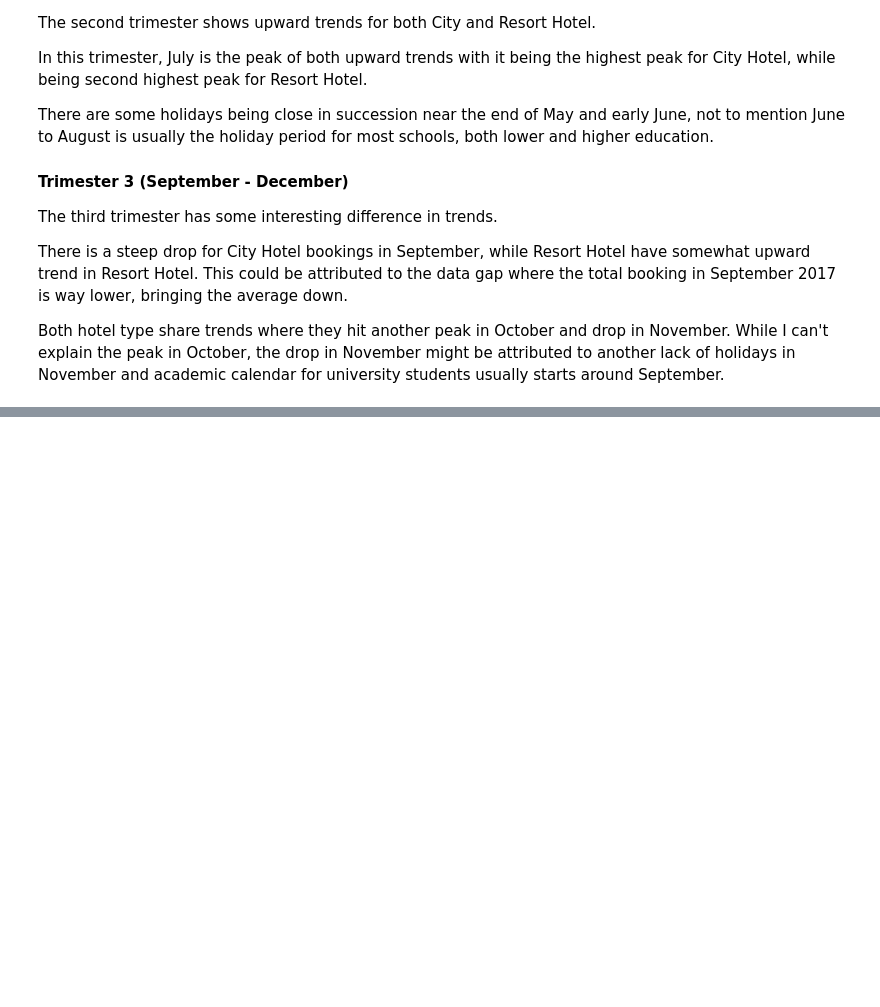
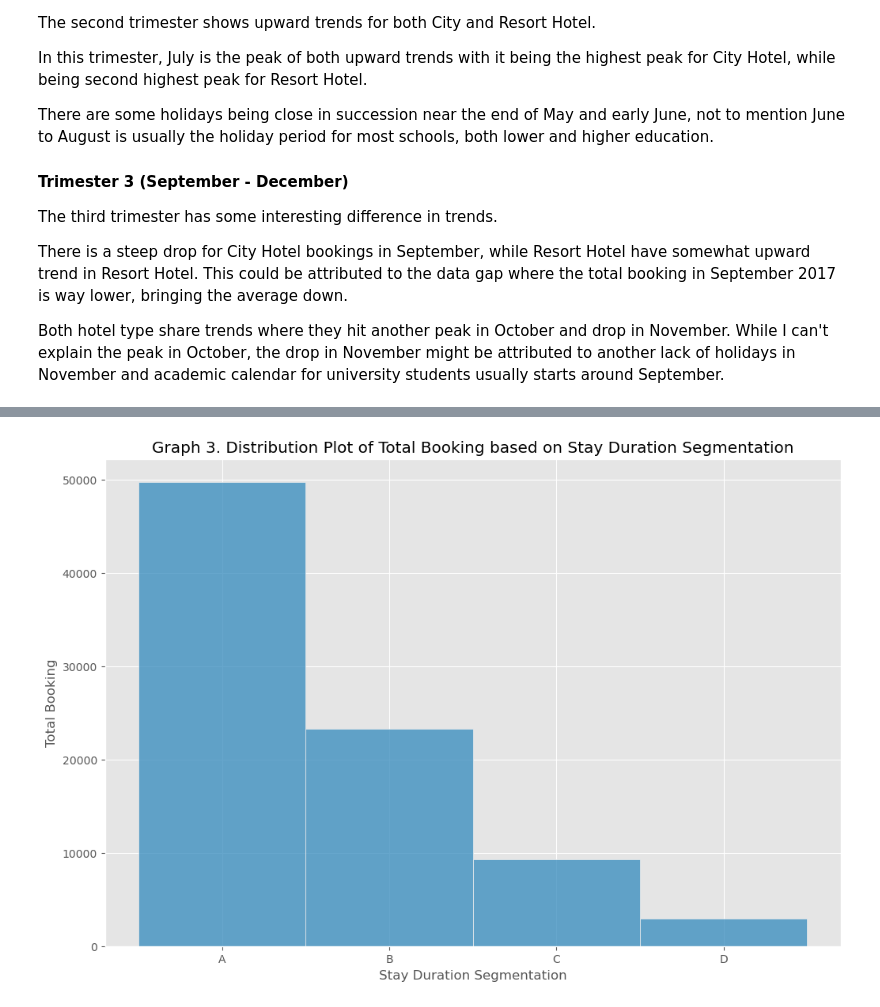
Before and after one commit to andreadeputra/MLPortfolio, a Jupyter notebook: Courses/RakaminMiniProject/2. Investigate Hotel Business using Data Visualization/Investigate Hotel Business using Data Visualization.ipynb, the cells around one changed output, grey strips where cells are left out. Drawn from its saved outputs; the diff is of its cells as text; code cells hidden in the pictures; blank space fills up the shorter version.

```diff
--- a/Courses/RakaminMiniProject/2. Investigate Hotel Business using Data Visualization/Investigate Hotel Business using Data Visualization.ipynb
+++ b/Courses/RakaminMiniProject/2. Investigate Hotel Business using Data Visualization/Investigate Hotel Business using Data Visualization.ipynb
@@ -493,0 +532,19 @@ Both hotel type share trends where they hit another peak in October and drop in
+# %%
+def duration_segmentation(duration):
+    if duration < 4:
+        return 'A'
+    if duration < 7:
+        return 'B'
+    if duration < 10:
+        return 'C'
+    return 'D'
+
+df['stays_dur_segment'] = df['stays_total'].apply(lambda x: duration_segmentation(x))
+
+plt.title('Graph 3. Distribution Plot of Total Booking based on Stay Duration Segmentation')
+sns.histplot(df.stays_dur_segment)
+plt.xlabel('Stay Duration Segmentation')
+plt.ylabel('Total Booking')
+plt.show()
+# %% [output]
+[figure, added]
```
Also changed, not shown: parts of 14 cells of this notebook, 1 other file.
